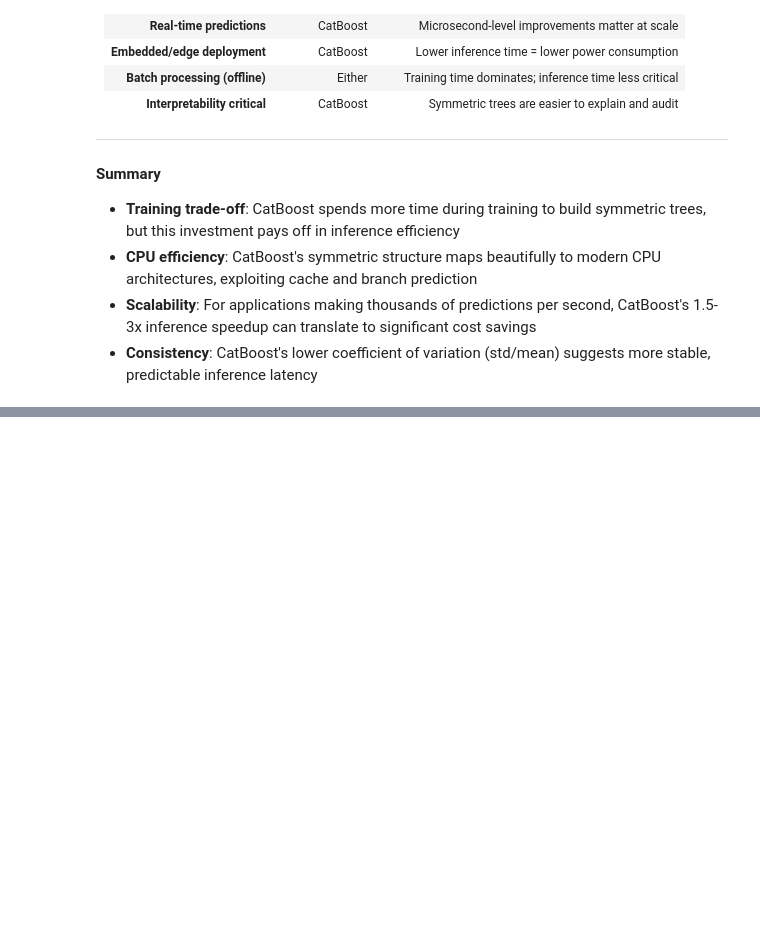
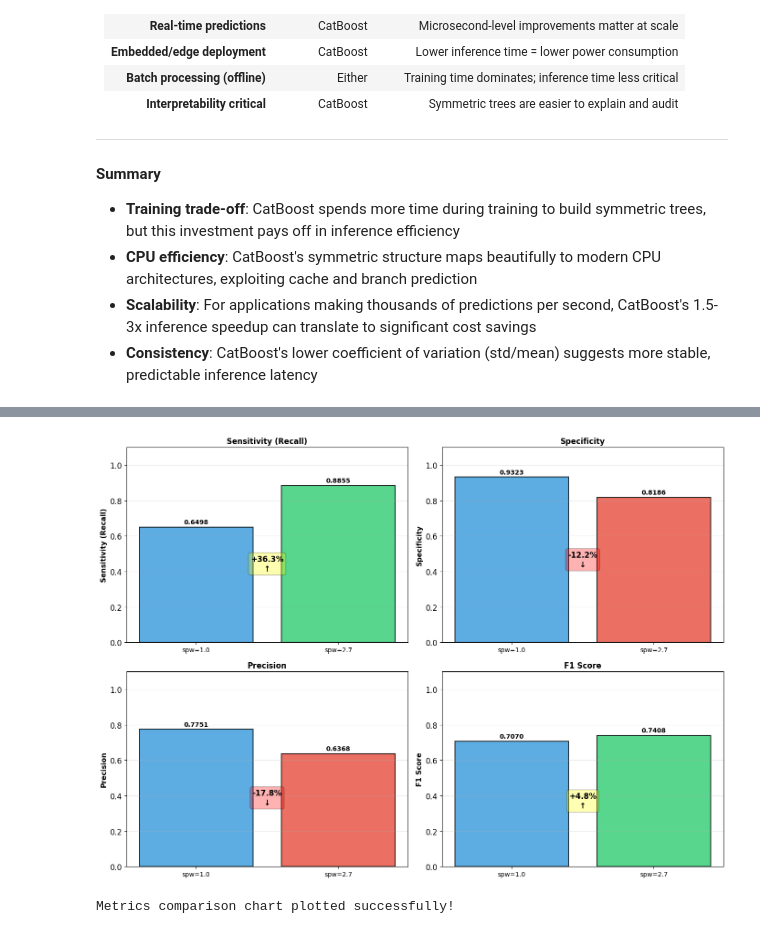
Before and after one commit to ThanhDang-Vn/ensemble-catboost-xgboost, a Jupyter notebook: classification/churn_boosting.ipynb, the cells around one changed output, grey strips where cells are left out. Cells and saved outputs as stored; diff of their text form; code cells hidden in the pictures; blank space fills up the shorter version.

```diff
--- a/classification/churn_boosting.ipynb
+++ b/classification/churn_boosting.ipynb
@@ -3098,0 +3207,51 @@ CatBoost (symmetric/oblivious):
+# %%
+# Compare metrics across scale_pos_weight values
+fig, axes = plt.subplots(2, 2, figsize=(14, 10))
+axes = axes.flatten()
+
+metrics_to_plot = ['sensitivity', 'specificity', 'precision', 'f1']
+metric_titles = ['Sensitivity (Recall)', 'Specificity', 'Precision', 'F1 Score']
+
+values_1_0 = [scale_pos_weight_results[1.0][m] for m in metrics_to_plot]
+values_2_7 = [scale_pos_weight_results[2.7][m] for m in metrics_to_plot]
+
+for idx, (metric, title) in enumerate(zip(metrics_to_plot, metric_titles)):
+    ax = axes[idx]
+
+    val_1_0 = scale_pos_weight_results[1.0][metric]
+    val_2_7 = scale_pos_weight_results[2.7][metric]
+    change = val_2_7 - val_1_0
+    pct_change = (change / val_1_0 * 100) if val_1_0 != 0 else 0
+
+    x_pos = [0, 1]
+    values = [val_1_0, val_2_7]
+    colors = ['#3498db', '#2ecc71' if change >= 0 else '#e74c3c']
+
+    bars = ax.bar(x_pos, values, color=colors, alpha=0.8, edgecolor='black', linewidth=1.5)
+
+    # Add value labels on bars
+    for i, (bar, val) in enumerate(zip(bars, values)):
+        ax.text(bar.get_x() + bar.get_width()/2, bar.get_height() + 0.01,
+                f'{val:.4f}', ha='center', va='bottom', fontsize=10, fontweight='bold')
+
+    # Add change indicator
+    ax.text(0.5, max(values) * 0.5,
+            f'{pct_change:+.1f}%\n{"↑" if change >= 0 else "↓"}',
+            ha='center', va='center', fontsize=12, fontweight='bold',
+            bbox=dict(boxstyle='round', facecolor='yellow' if change >= 0 else 'red', alpha=0.3))
+
+    ax.set_xticks(x_pos)
+    ax.set_xticklabels(['spw=1.0', 'spw=2.7'], fontsize=10)
+    ax.set_ylabel(title, fontsize=11, fontweight='bold')
+    ax.set_ylim([0, 1.1])
+    ax.grid(axis='y', alpha=0.3)
+    ax.set_title(title, fontsize=12, fontweight='bold')
+
+plt.tight_layout()
+plt.savefig('scale_pos_weight_metrics_comparison.png', dpi=100, bbox_inches='tight')
+plt.show()
+
+print("Metrics comparison chart plotted successfully!")
+# %% [output]
+[figure, added]
+Metrics comparison chart plotted successfully!
```
Also changed, not shown: parts of 11 cells of this notebook, 7 other files.
